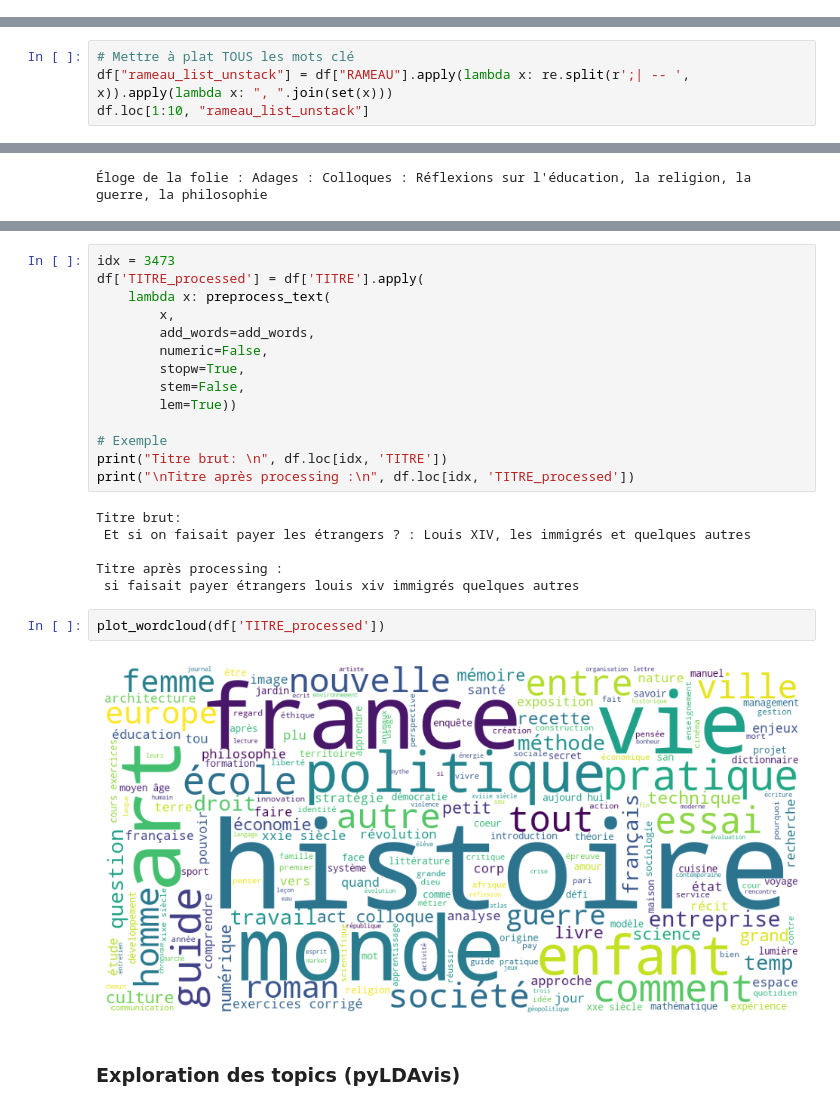
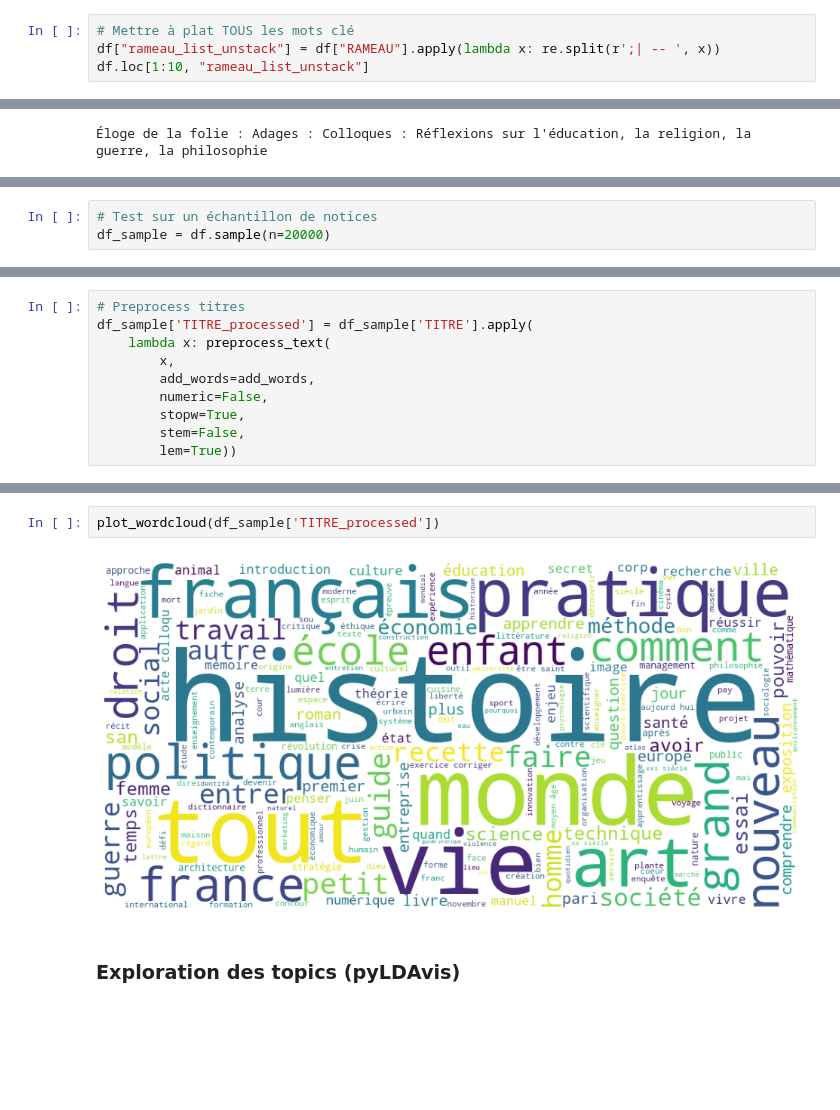
Before and after one commit to abes-esr/labo-indexationauto, a Jupyter notebook: preprocessing.ipynb, the cells around one changed output, grey strips where cells are left out. Drawn from its saved outputs; the diff is of its cells as text; blank space fills up the shorter version.

```diff
--- a/preprocessing.ipynb
+++ b/preprocessing.ipynb
@@ -284,0 +251,4 @@ len(concepts)
+# %%
+# Mettre à plat TOUS les mots clé
+df["rameau_list_unstack"] = df["RAMEAU"].apply(lambda x: re.split(r';| -- ', x))
+df.loc[1:10, "rameau_list_unstack"]
@@ -303,4 +328,0 @@ plt.imshow(wordcloud)
-# %%
-# Mettre à plat TOUS les mots clé
-df["rameau_list_unstack"] = df["RAMEAU"].apply(lambda x: re.split(r';| -- ', x)).apply(lambda x: ", ".join(set(x)))
-df.loc[1:10, "rameau_list_unstack"]
@@ -408,0 +392,3 @@ preprocess_text(
+# %%
+# Test sur un échantillon de notices
+df_sample = df.sample(n=20000)
@@ -408,0 +399,10 @@ preprocess_text(
+# %%
+# Preprocess titres
+df_sample['TITRE_processed'] = df_sample['TITRE'].apply(
+    lambda x: preprocess_text(
+        x,
+        add_words=add_words,
+        numeric=False,
+        stopw=True,
+        stem=False,
+        lem=True))
@@ -429,27 +431,7 @@ Titre après processing :
-# %%
-idx = 3473
-df['TITRE_processed'] = df['TITRE'].apply(
-    lambda x: preprocess_text(
-        x,
-        add_words=add_words,
-        numeric=False,
-        stopw=True,
-        stem=False,
-        lem=True))
-
-# Exemple
-print("Titre brut: \n", df.loc[idx, 'TITRE'])
-print("\nTitre après processing :\n", df.loc[idx, 'TITRE_processed'])
-# %% [output]
-Titre brut:
- Et si on faisait payer les étrangers ? : Louis XIV, les immigrés et quelques autres
-
-Titre après processing :
- si faisait payer étrangers louis xiv immigrés quelques autres
 # %%
-plot_wordcloud(df['TITRE_processed'])
+plot_wordcloud(df_sample['TITRE_processed'])
 # %% [output]
-[figure, old version]
+[figure, new version]
 # %% [markdown]
 ### Exploration des topics (pyLDAvis)
 # %%
```
Also changed, not shown: parts of 39 cells of this notebook, 1 other file.
